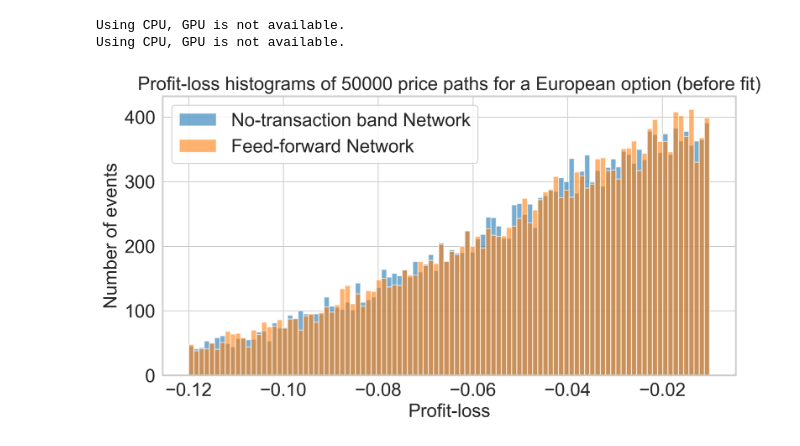
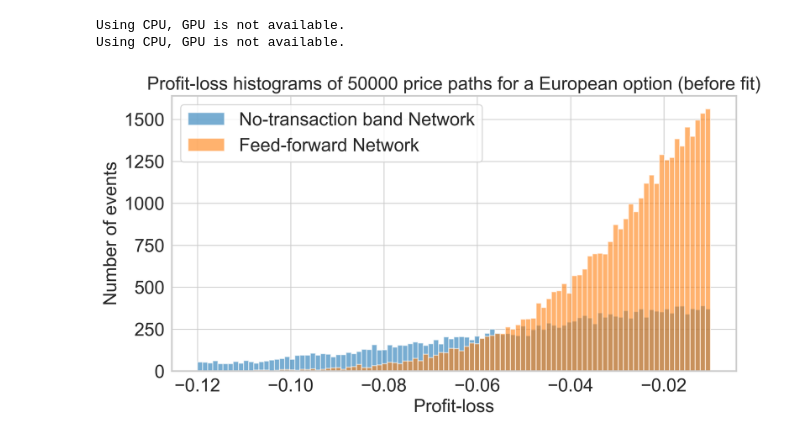
Before and after one commit to YUNYANSONG/master_thesis, a Jupyter notebook: rNN_no_transaction_band.ipynb, the cells around one changed output. Cells and saved outputs as stored; diff of their text form; code cells hidden in the pictures.

```diff
--- a/rNN_no_transaction_band.ipynb
+++ b/rNN_no_transaction_band.ipynb
@@ -204,26 +199,30 @@ pnl_ntb_bs = compute_profit_and_loss(hedging_model=rnn_ntb_bs,payoff=european_op
+# %%
+COST = 1e-3
 # %%
+pnl_bs = compute_profit_and_loss(hedging_model=rnn_bs,payoff=european_option_payoff,cost=COST)
+pnl_ntb_bs = compute_profit_and_loss(hedging_model=rnn_ntb_bs,payoff=european_option_payoff,cost=COST)
 plt.figure()
 plt.hist(
     to_numpy(pnl_ntb_bs),
     bins=100,
     range=(-0.12, -0.01),
     alpha=0.6,
     label="No-transaction band Network",
 )
 plt.hist(
-    to_numpy(pnl),
+    to_numpy(pnl_bs),
     bins=100,
     range=(-0.12, -0.01),
     alpha=0.6,
     label="Feed-forward Network",
 )
 
 plt.title(
     "Profit-loss histograms of 50000 price paths for a European option (before fit)"
 )
 plt.xlabel("Profit-loss")
 plt.ylabel("Number of events")
 plt.legend()
 plt.show()
 # %% [output]
-[figure, old version]
+[figure, new version]
```
Also changed, not shown: parts of 14 cells of this notebook, 3 other files.
